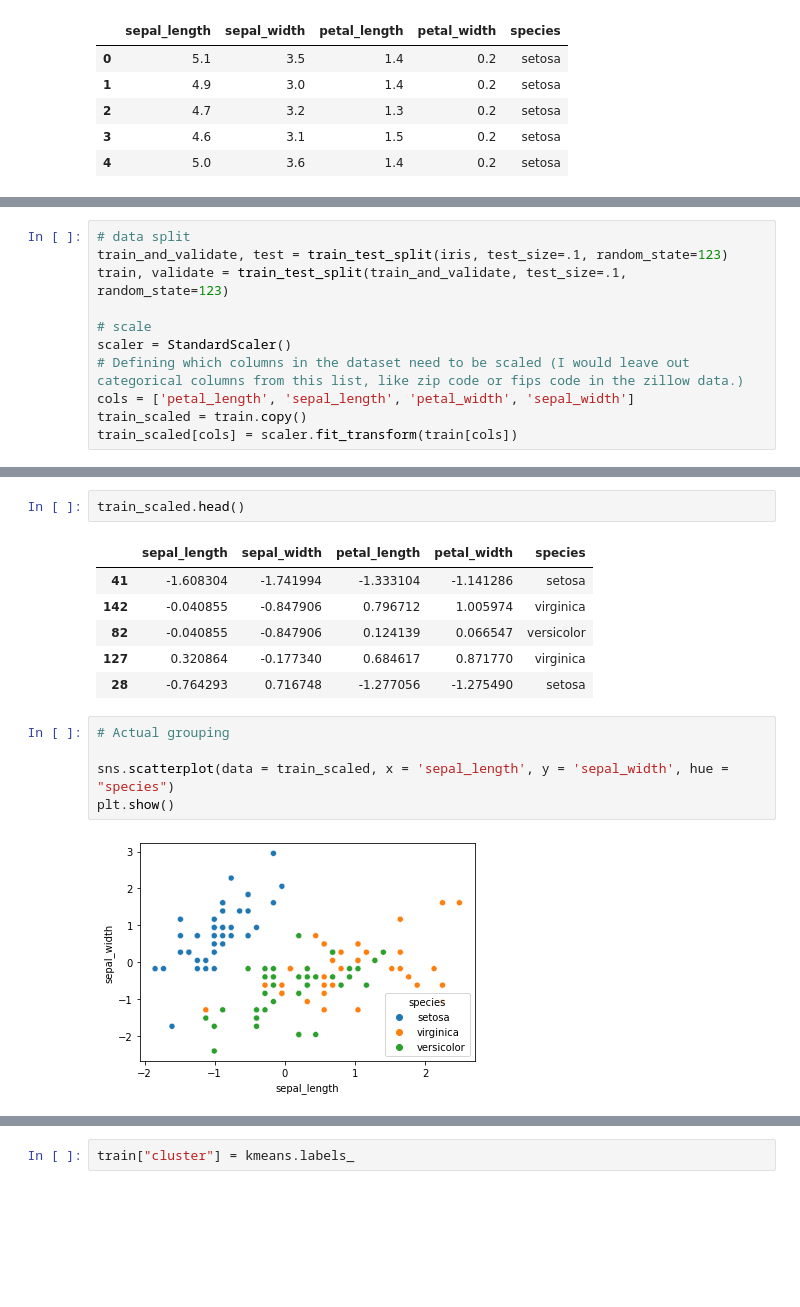
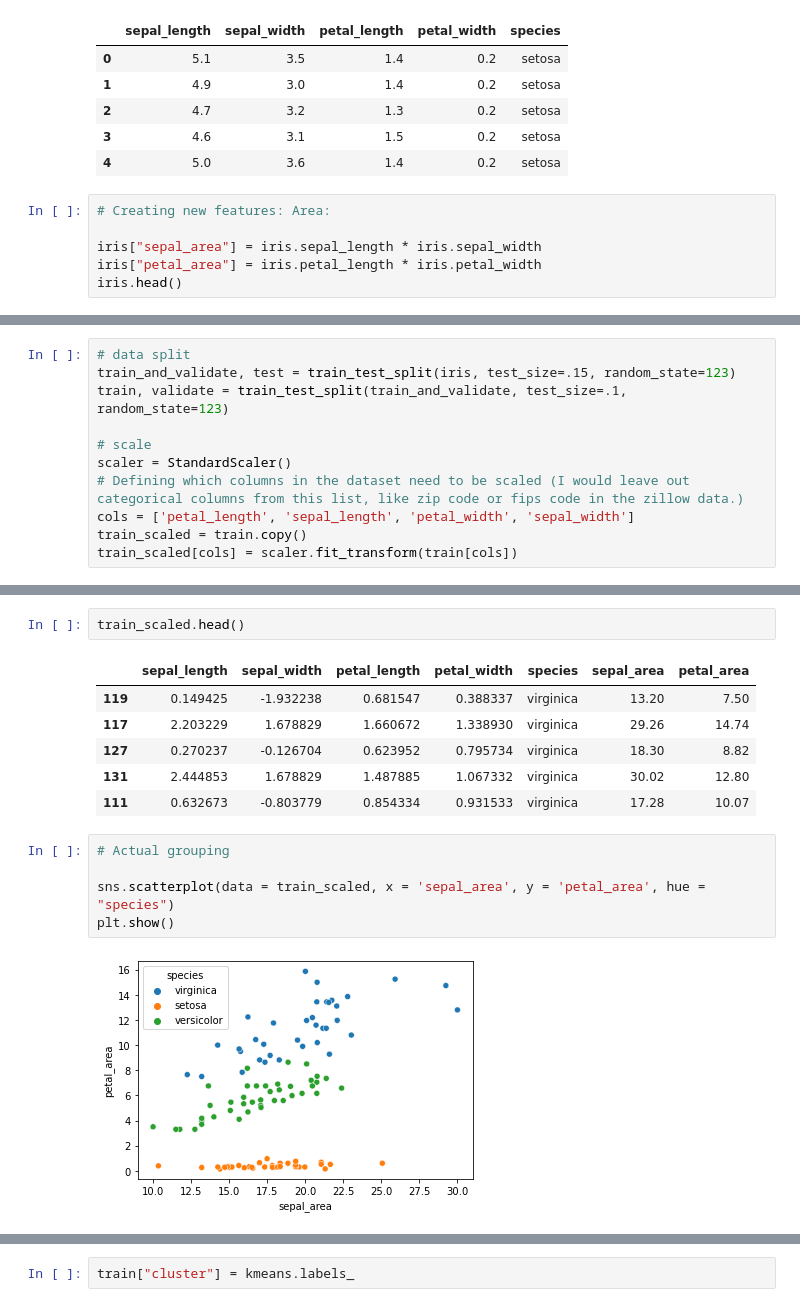
Before and after one commit to lukewbecker/clustering-exercises, a Jupyter notebook: modeling.ipynb, the cells around one changed output, grey strips where cells are left out. Cells and saved outputs as stored; diff of their text form; blank space fills up the shorter version.

```diff
--- a/modeling.ipynb
+++ b/modeling.ipynb
@@ -73,3 +73,9 @@ iris.head()
 | 2 | 4.7 | 3.2 | 1.3 | 0.2 | setosa |
 | 3 | 4.6 | 3.1 | 1.5 | 0.2 | setosa |
 | 4 | 5.0 | 3.6 | 1.4 | 0.2 | setosa |
+# %%
+# Creating new features: Area:
+
+iris["sepal_area"] = iris.sepal_length * iris.sepal_width
+iris["petal_area"] = iris.petal_length * iris.petal_width
+iris.head()
@@ -76,6 +89,6 @@ iris.head()
 # %%
 # data split
-train_and_validate, test = train_test_split(iris, test_size=.1, random_state=123)
+train_and_validate, test = train_test_split(iris, test_size=.15, random_state=123)
 train, validate = train_test_split(train_and_validate, test_size=.1, random_state=123)
 
 # scale
@@ -100,17 +113,17 @@ train.head()
 # %%
 train_scaled.head()
 # %% [output]
-|  | sepal_length | sepal_width | petal_length | petal_width | species |
-| 41 | -1.608304 | -1.741994 | -1.333104 | -1.141286 | setosa |
-| 142 | -0.040855 | -0.847906 | 0.796712 | 1.005974 | virginica |
-| 82 | -0.040855 | -0.847906 | 0.124139 | 0.066547 | versicolor |
-| 127 | 0.320864 | -0.177340 | 0.684617 | 0.871770 | virginica |
-| 28 | -0.764293 | 0.716748 | -1.277056 | -1.275490 | setosa |
+|  | sepal_length | sepal_width | petal_length | petal_width | species | sepal_area | petal_area |
+| 119 | 0.149425 | -1.932238 | 0.681547 | 0.388337 | virginica | 13.20 | 7.50 |
+| 117 | 2.203229 | 1.678829 | 1.660672 | 1.338930 | virginica | 29.26 | 14.74 |
+| 127 | 0.270237 | -0.126704 | 0.623952 | 0.795734 | virginica | 18.30 | 8.82 |
+| 131 | 2.444853 | 1.678829 | 1.487885 | 1.067332 | virginica | 30.02 | 12.80 |
+| 111 | 0.632673 | -0.803779 | 0.854334 | 0.931533 | virginica | 17.28 | 10.07 |
 # %%
 # Actual grouping
 
-sns.scatterplot(data = train_scaled, x = 'sepal_length', y = 'sepal_width', hue = "species")
+sns.scatterplot(data = train_scaled, x = 'sepal_area', y = 'petal_area', hue = "species")
 plt.show()
 # %% [output]
-[figure, old version]
+[figure, new version]
 # %%
```
Also changed, not shown: parts of 25 cells of this notebook.
